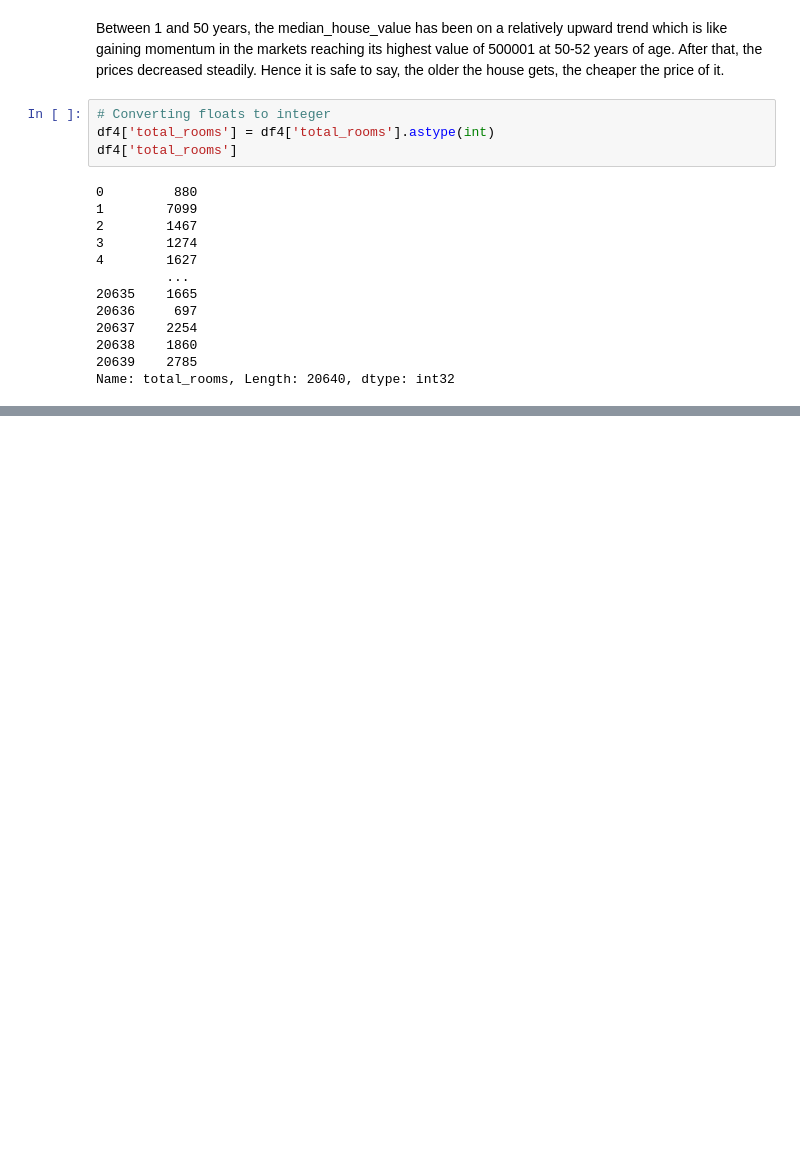
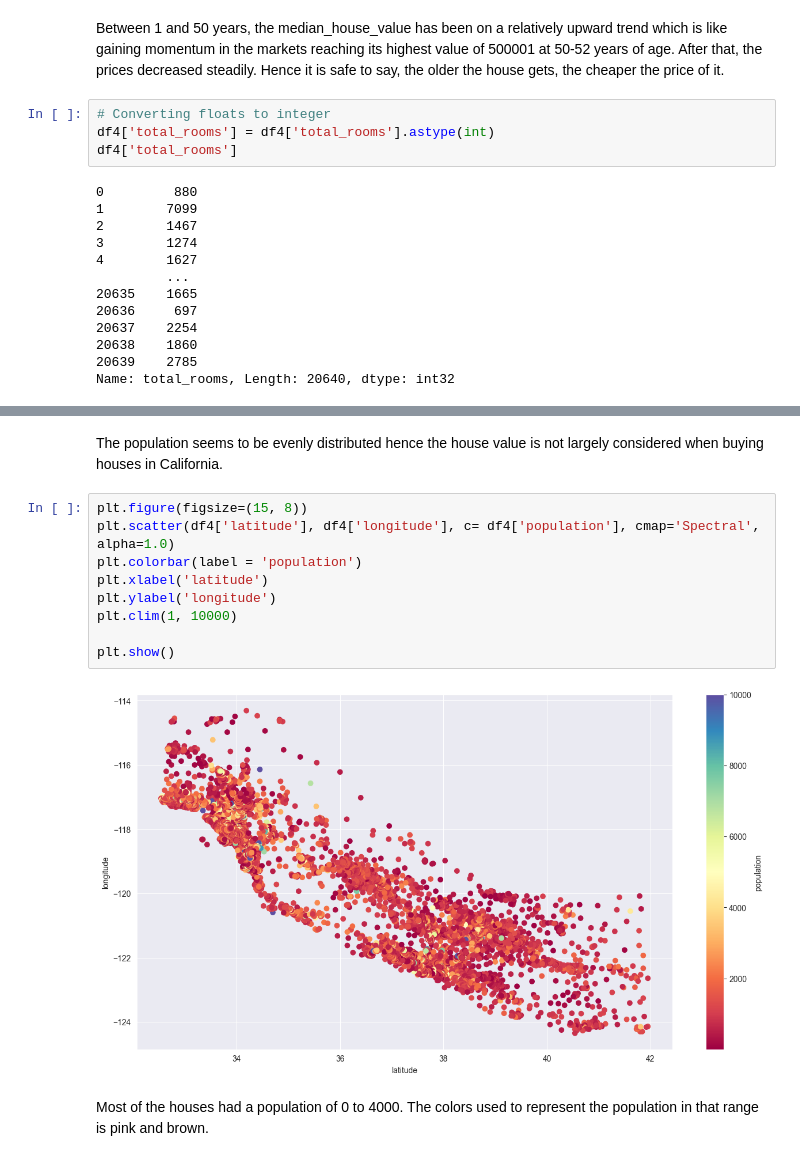
Before and after one commit to MbuviM/California_House_Prices, a Jupyter notebook: Housing.ipynb, the cells around one changed output, grey strips where cells are left out. Cells and saved outputs as stored; diff of their text form; blank space fills up the shorter version.

```diff
--- a/Housing.ipynb
+++ b/Housing.ipynb
@@ -331,0 +330,15 @@ plt.show()
+# %% [markdown]
+The population seems to be evenly distributed hence the house value is not largely considered when buying houses in California.
+# %%
+plt.figure(figsize=(15, 8))
+plt.scatter(df4['latitude'], df4['longitude'], c= df4['population'], cmap='Spectral', alpha=1.0)
+plt.colorbar(label = 'population')
+plt.xlabel('latitude')
+plt.ylabel('longitude')
+plt.clim(1, 10000)
+
+plt.show()
+# %% [output]
+[figure, added]
+# %% [markdown]
+Most of the houses had a population of 0 to 4000. The colors used to represent the population in that range is pink and brown.
```
Also changed, not shown: parts of 2 cells of this notebook, 1 other file.
